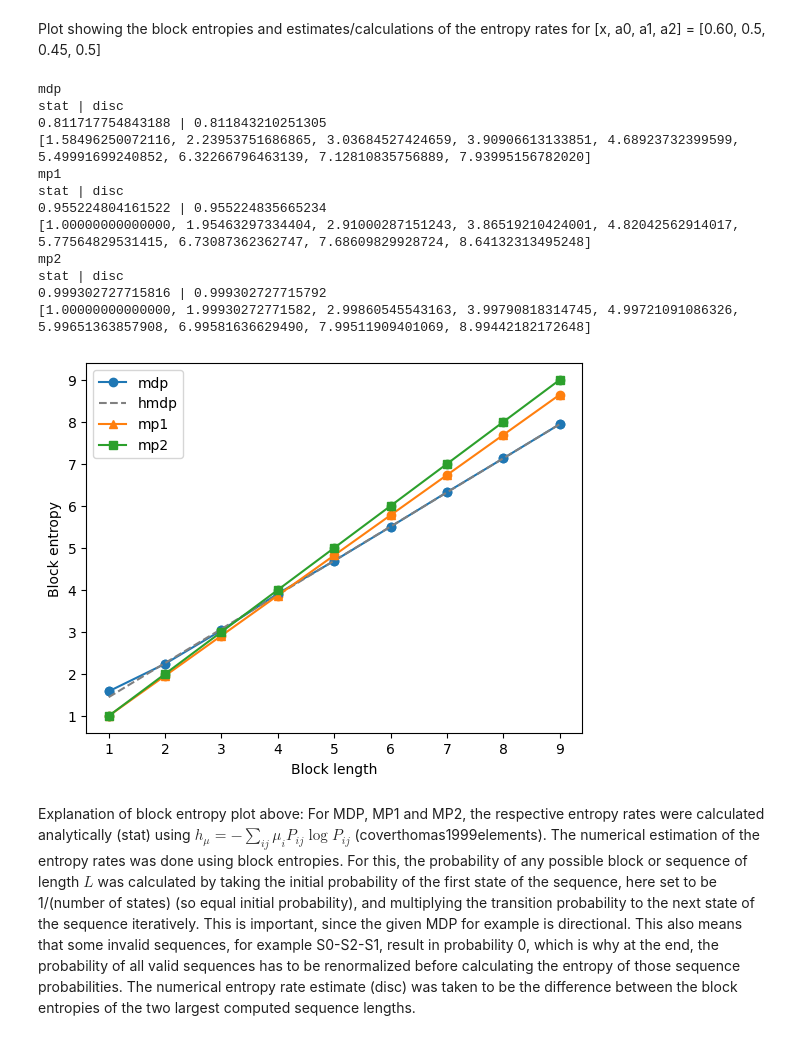
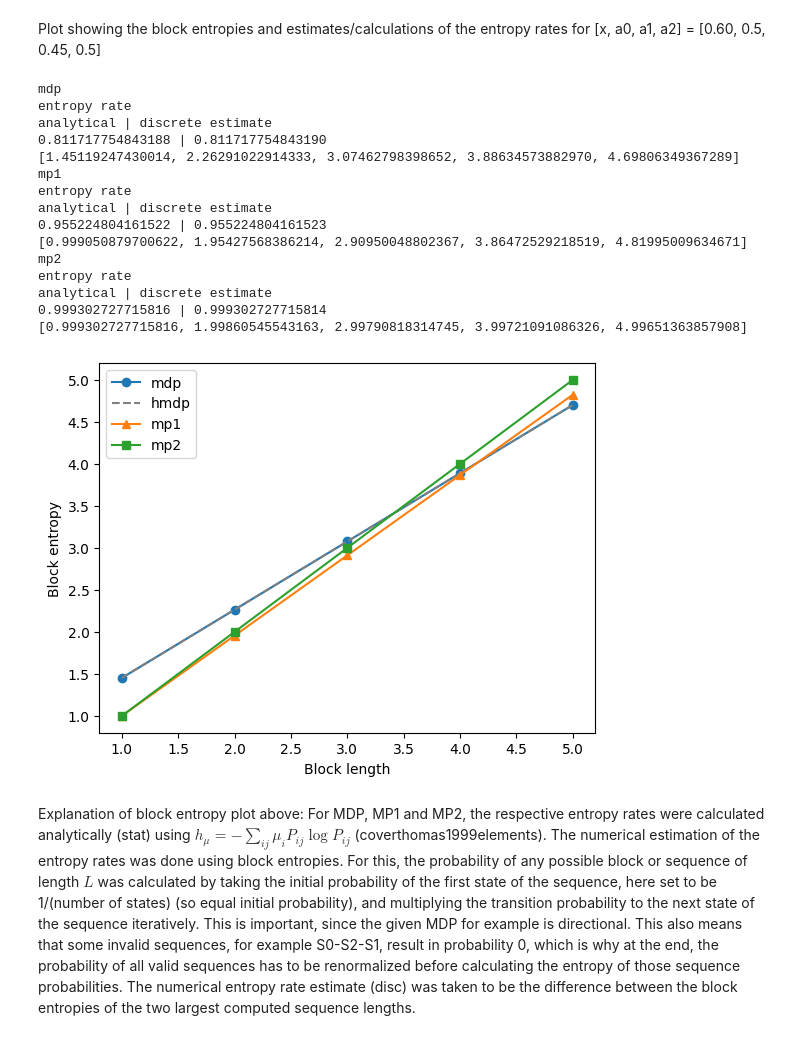
Before and after one commit to LukasPrader/BscThesis_Physics_uibk, a Jupyter notebook: POMDP_analysis.ipynb, the cells around one changed output. Saved outputs shown, nothing was run; the diff lists cells and outputs as text; code cells hidden in the pictures.

```diff
--- a/POMDP_analysis.ipynb
+++ b/POMDP_analysis.ipynb
@@ -427,57 +466,60 @@ import sympy as sym
 import scipy as sp
 import itertools
 import matplotlib.pyplot as plt
 
 vects = [stat_mdp, stat_mp1, stat_mp2]
 labels = ["mdp", "mp1", "mp2"]
 markers = ["o", "^", "s"]
 Ps = [P_mdp, P_mp1, P_mp2]
 
 for n, vect in enumerate(vects):
     P_s = Ps[n]
     vars = [x, a0, a1, a2]
     vals = [0.60, 0.5, 0.45, 0.5]
-    inits = [[1/3, 1/3, 1/3], [1/2, 1/2], [1/2, 1/2]]
 
-    vect = vect.subs({vars[i]:vals[i] for i in range(len(vars))})
-    P_s = P_s.subs({vars[i]:vals[i] for i in range(len(vars))})
+    vect = vect.subs({vars[i]: vals[i] for i in range(len(vars))})
+    P_s = P_s.subs({vars[i]: vals[i] for i in range(len(vars))})
 
-    lengths = range(1, 10)
+    inits = [vect, vect, vect]  # init = stationary
 
-    ent_rate = MP_entropy_rate(vect, P_s)
-    block_ents = [MP_block_entropy(P_s, l, inits[n]) for l in lengths]
+    lengths = range(1, 6)
+    mapping = {i: i for i in range(len(vect))}
+
+    ent_rate = MP_entropy_rate(vect, P_s, mapping)
+    block_ents = [MP_block_entropy(P_s, l, inits[n], mapping) for l in lengths]
 
     print(labels[n])
-    print("stat | disc")
+    print("entropy rate")
+    print("analytical | discrete estimate")
     print(ent_rate, "|", block_ents[-1] - block_ents[-2])
     print(block_ents)
 
-    plt.plot(lengths, block_ents, marker = markers[n], label = labels[n])
-    if n == 0:
-        plt.plot(np.arange(1,10), ent_rate*np.arange(1,10)+(block_ents[-1]-ent_rate*9), color = "grey", ls = "--", label = "hmdp")
-    plt.scatter(lengths, block_ents)
-# plot entropy rate slope for mdp
-hmdp = float(MP_entropy_rate(vect, P_s))
-
+    plt.plot(lengths, block_ents, marker=markers[n], label=labels[n])
+    if n == 0:  # plot ent rate slope for mdp
+        plt.plot(np.arange(1, 6), ent_rate*np.arange(1, 6) +
+                 (block_ents[-1]-ent_rate*5), color="grey", ls="--", label="hmdp")
 
 plt.xlabel("Block length")
 plt.ylabel("Block entropy")
 plt.legend()
 plt.show()
 # %% [output]
 mdp
-stat | disc
-0.811717754843188 | 0.811843210251305
-[1.58496250072116, 2.23953751686865, 3.03684527424659, 3.90906613133851, 4.68923732399599, 5.49991699240852, 6.32266796463139, 7.12810835756889, 7.93995156782020]
+entropy rate
+analytical | discrete estimate
+0.811717754843188 | 0.811717754843190
+[1.45119247430014, 2.26291022914333, 3.07462798398652, 3.88634573882970, 4.69806349367289]
 mp1
-stat | disc
-0.955224804161522 | 0.955224835665234
-[1.00000000000000, 1.95463297334404, 2.91000287151243, 3.86519210424001, 4.82042562914017, 5.77564829531415, 6.73087362362747, 7.68609829928724, 8.64132313495248]
+entropy rate
+analytical | discrete estimate
+0.955224804161522 | 0.955224804161523
+[0.999050879700622, 1.95427568386214, 2.90950048802367, 3.86472529218519, 4.81995009634671]
 mp2
-stat | disc
-0.999302727715816 | 0.999302727715792
-[1.00000000000000, 1.99930272771582, 2.99860545543163, 3.99790818314745, 4.99721091086326, 5.99651363857908, 6.99581636629490, 7.99511909401069, 8.99442182172648]
+entropy rate
+analytical | discrete estimate
+0.999302727715816 | 0.999302727715814
+[0.999302727715816, 1.99860545543163, 2.99790818314745, 3.99721091086326, 4.99651363857908]
-[figure, old version]
+[figure, new version]
 # %% [markdown]
 Explanation of block entropy plot above:
 For MDP, MP1 and MP2, the respective entropy rates were calculated analytically (stat) using $ h_\mu = - \sum_{ij} \mu_i P_{ij} \log P_{ij} $ (coverthomas1999elements).
```
Also changed, not shown: parts of 16 cells of this notebook, 6 other files.
